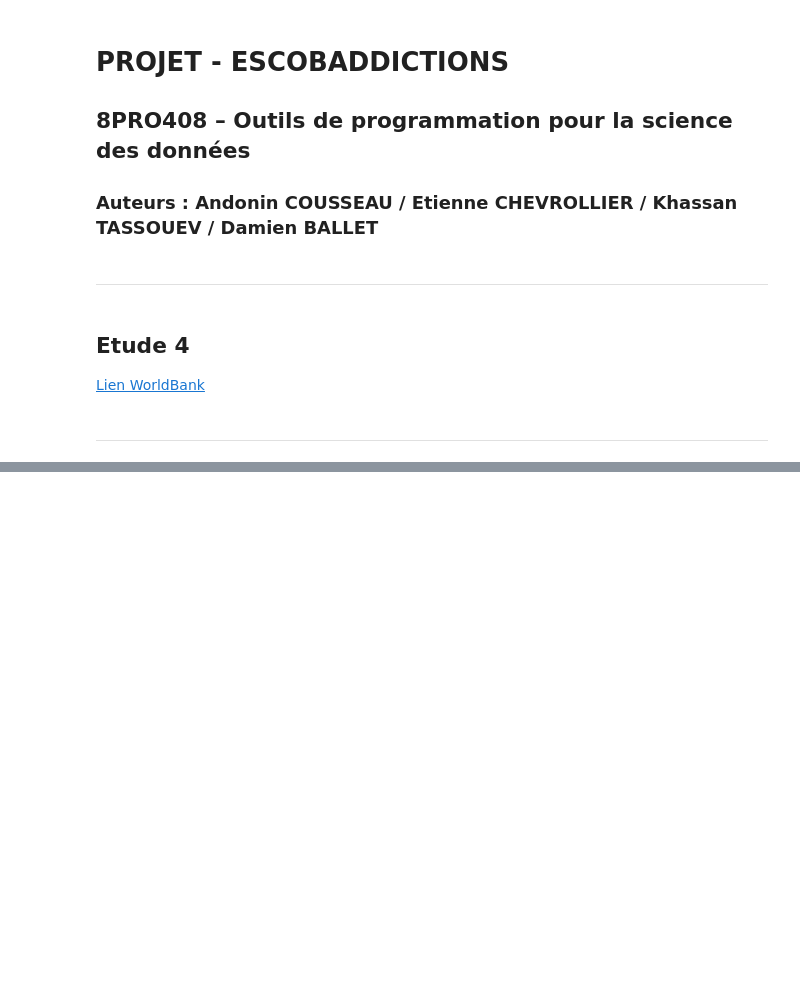
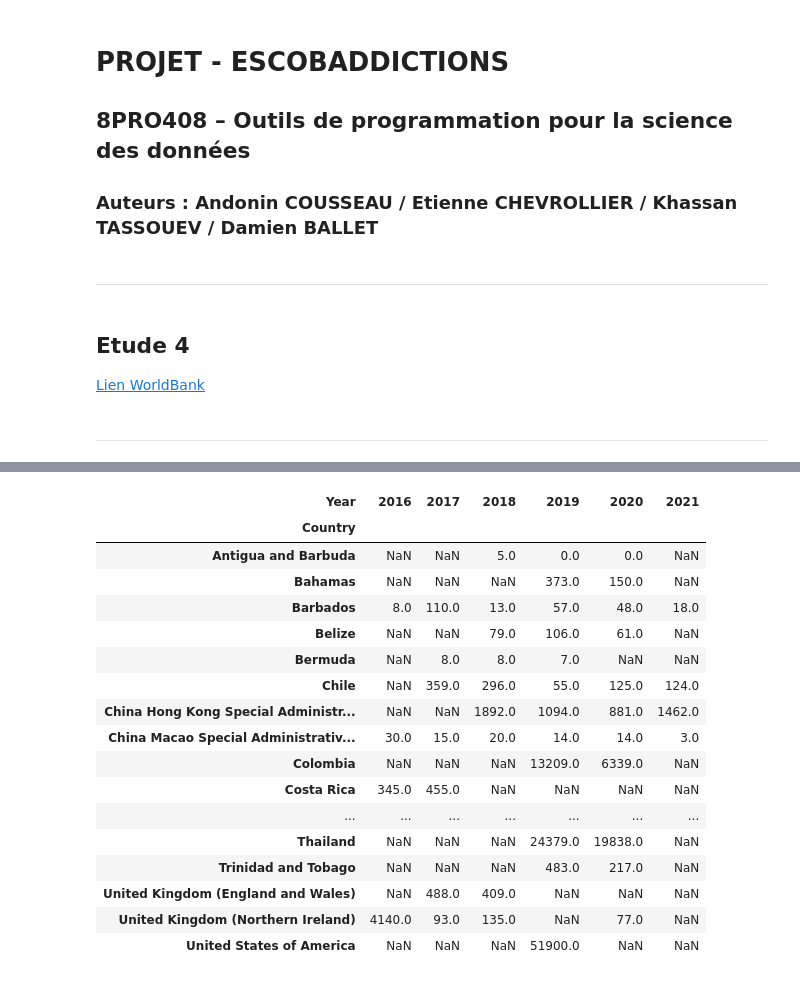
Before and after one commit to Wabfall/escobaddictions, a Jupyter notebook: Escobaddictions4.ipynb, the cells around one changed output, grey strips where cells are left out. Saved outputs shown, nothing was run; the diff lists cells and outputs as text; code cells hidden in the pictures; blank space fills up the shorter version.

```diff
--- a/Escobaddictions4.ipynb
+++ b/Escobaddictions4.ipynb
@@ -49,0 +81,10 @@ Index: []
+# %%
+df_selected2 = df[selected_columns]
+condition1 = df_selected2['Category'] == 'Drug Possession'
+condition2 = df_selected2['Indicator'] == 'Persons entering prison'
+condition3 = df_selected2['Unit of measurement'] == 'Counts'
+
+# Filtrage du DataFrame
+filtered_df2 = df_selected2[condition1 & condition2 & condition3 ]
+
+filtered_df2
@@ -49,0 +105,24 @@ Index: []
+# %%
+#dataframe sur le personne qui vont en prison pour trafique de drogue par pays et par année.
+dfPossession = filtered_df2 .pivot_table(index=['Country'], columns='Year', values='VALUE')
+
+display(dfPossession)
+# %% [output]
+| Year | 2016 | 2017 | 2018 | 2019 | 2020 | 2021 |
+| Country |  |  |  |  |  |  |
+| Antigua and Barbuda | NaN | NaN | 5.0 | 0.0 | 0.0 | NaN |
+| Bahamas | NaN | NaN | NaN | 373.0 | 150.0 | NaN |
+| Barbados | 8.0 | 110.0 | 13.0 | 57.0 | 48.0 | 18.0 |
+| Belize | NaN | NaN | 79.0 | 106.0 | 61.0 | NaN |
+| Bermuda | NaN | 8.0 | 8.0 | 7.0 | NaN | NaN |
+| Chile | NaN | 359.0 | 296.0 | 55.0 | 125.0 | 124.0 |
+| China Hong Kong Special Administr... | NaN | NaN | 1892.0 | 1094.0 | 881.0 | 1462.0 |
+| China Macao Special Administrativ... | 30.0 | 15.0 | 20.0 | 14.0 | 14.0 | 3.0 |
+| Colombia | NaN | NaN | NaN | 13209.0 | 6339.0 | NaN |
+| Costa Rica | 345.0 | 455.0 | NaN | NaN | NaN | NaN |
+| ... | ... | ... | ... | ... | ... | ... |
+| Thailand | NaN | NaN | NaN | 24379.0 | 19838.0 | NaN |
+| Trinidad and Tobago | NaN | NaN | NaN | 483.0 | 217.0 | NaN |
+| United Kingdom (England and Wales) | NaN | 488.0 | 409.0 | NaN | NaN | NaN |
+| United Kingdom (Northern Ireland) | 4140.0 | 93.0 | 135.0 | NaN | 77.0 | NaN |
+| United States of America | NaN | NaN | NaN | 51900.0 | NaN | NaN |
```
Also changed, not shown: parts of 6 cells of this notebook, 1 other file.
